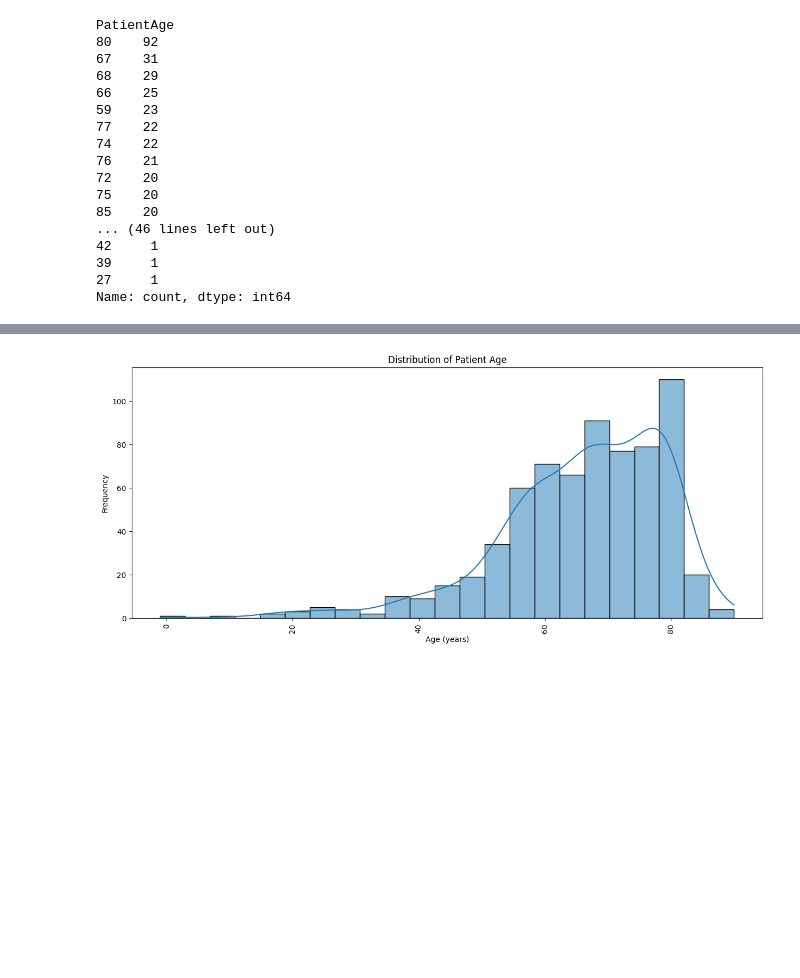
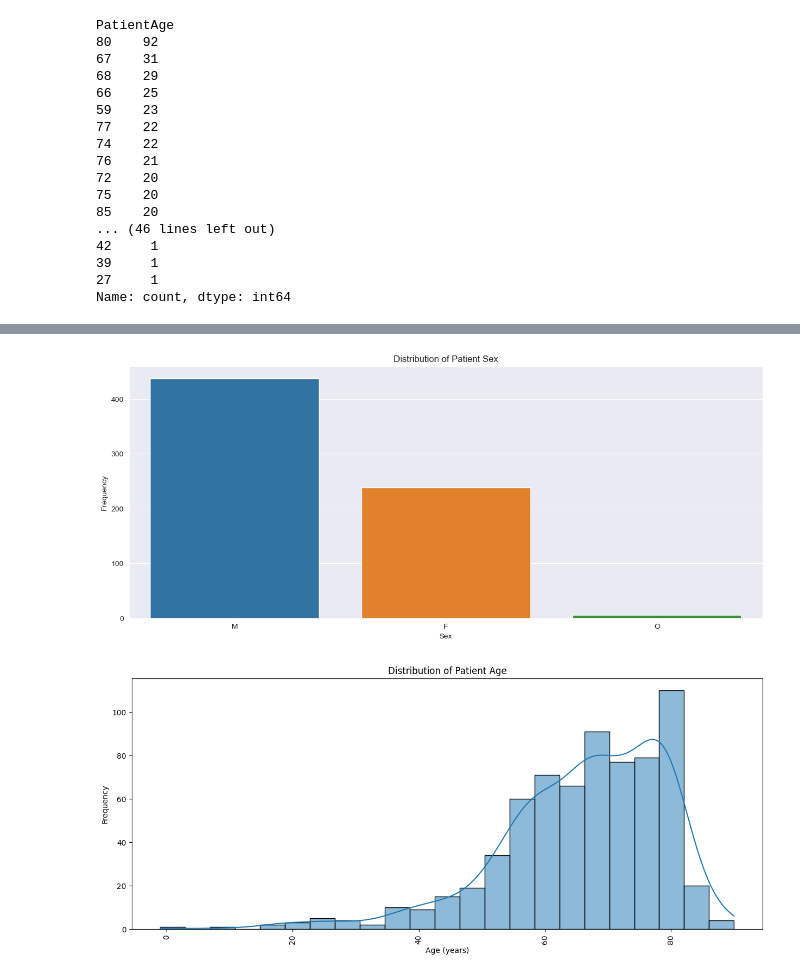
Before and after one commit to Justin-SG/inferring_body_weight_from_ct_scans, a Jupyter notebook: 2_EDA/EDA_Metadata.ipynb, the cells around one changed output, grey strips where cells are left out. Saved outputs shown, nothing was run; the diff lists cells and outputs as text; code cells hidden in the pictures; blank space fills up the shorter version.

```diff
--- a/2_EDA/EDA_Metadata.ipynb
+++ b/2_EDA/EDA_Metadata.ipynb
@@ -122,6 +122,16 @@ df_cleaned[df_cleaned['BodyPart'] == 'Herz']
 | 31 | ANONYM-XT8UJZ_30 | 72.0 | 1.76 | 68 | M | HEART | PET-CT.F18 FDG .Herz | ... |
 | 99 | ANONYM-XT8UJZ_94 | 78.0 | 1.80 | 76 | M | HEART | PET-CT.F18 FDG .Herz | ... |
 | 129 | ANONYM-XT8UJZ_123 | 50.0 | 1.60 | 80 | M | HEART | PET-CT.F18 FDG .Herz | ... |
+# %%
+# Distribution of Sex
+plt.figure(figsize=(15, 6))
+sns.countplot(x='PatientSex', data=df)
+plt.title('Distribution of Patient Sex')
+plt.xlabel('Sex')
+plt.ylabel('Frequency')
+plt.show()
+# %% [output]
+[figure, added]
 # %%
 # Distribution of Patient Age
 plt.figure(figsize=(15, 6))
```
Also changed, not shown: parts of 6 cells of this notebook, 1 other file.
